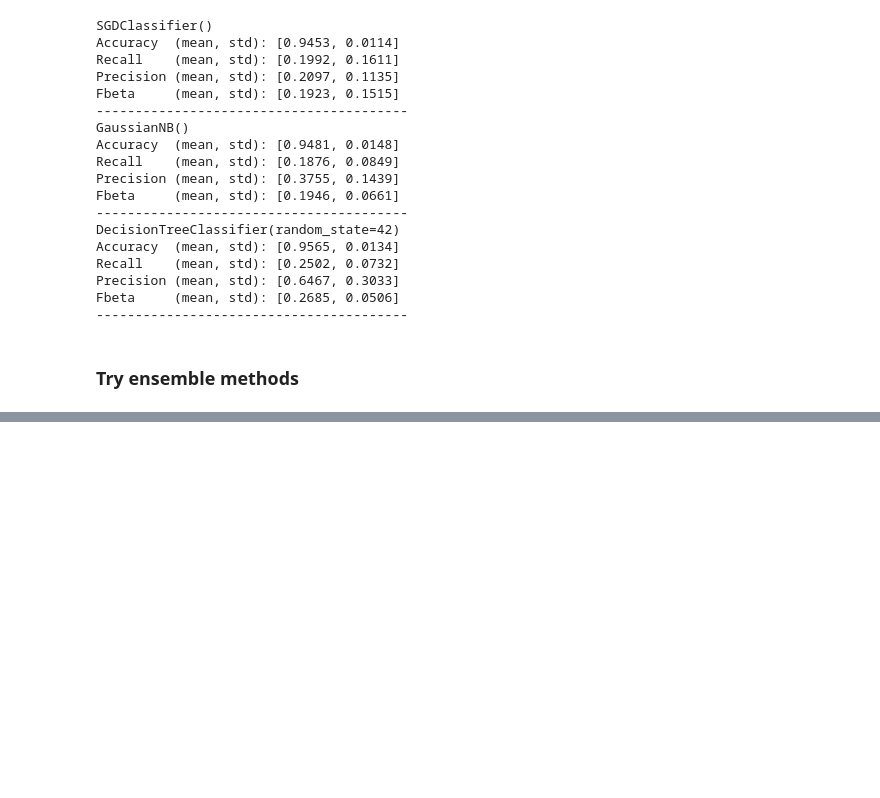
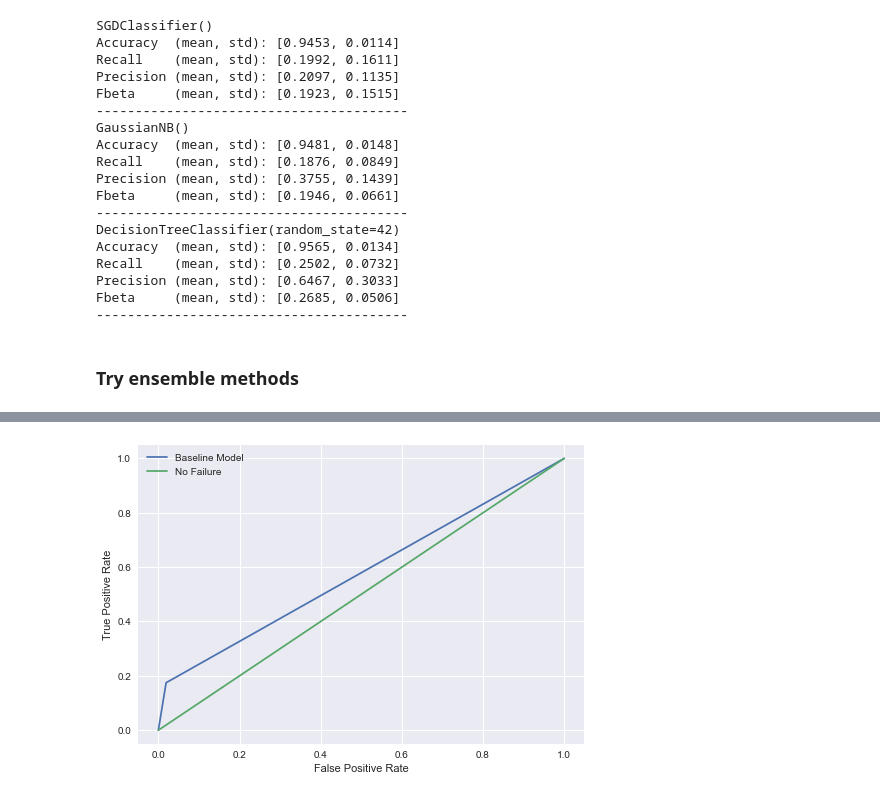
Before and after one commit to wcmphysics/DataScienceBootcamp-Capstone, a Jupyter notebook: notebooks/Andreas_modelling.ipynb, the cells around one changed output, grey strips where cells are left out. Drawn from its saved outputs; the diff is of its cells as text; code cells hidden in the pictures; blank space fills up the shorter version.

Commit message:
baseline model, 2.week

```diff
--- a/notebooks/Andreas_modelling.ipynb
+++ b/notebooks/Andreas_modelling.ipynb
@@ -427,0 +447,12 @@ sns.heatmap(cm, cmap="YlGnBu_r", annot=True, fmt=".0f")
+# %%
+from sklearn.metrics import roc_curve
+
+fpr, tpr, _ = roc_curve(y_test, rf_predictions)
+base = np.linspace(0,1,100)
+sns.lineplot(fpr, tpr)
+sns.lineplot(base, base)
+plt.xlabel("False Positive Rate")
+plt.ylabel("True Positive Rate")
+plt.legend(["Baseline Model", "No Failure"]);
+# %% [output]
+[figure, added]
```
Also changed, not shown: parts of 22 cells of this notebook.
